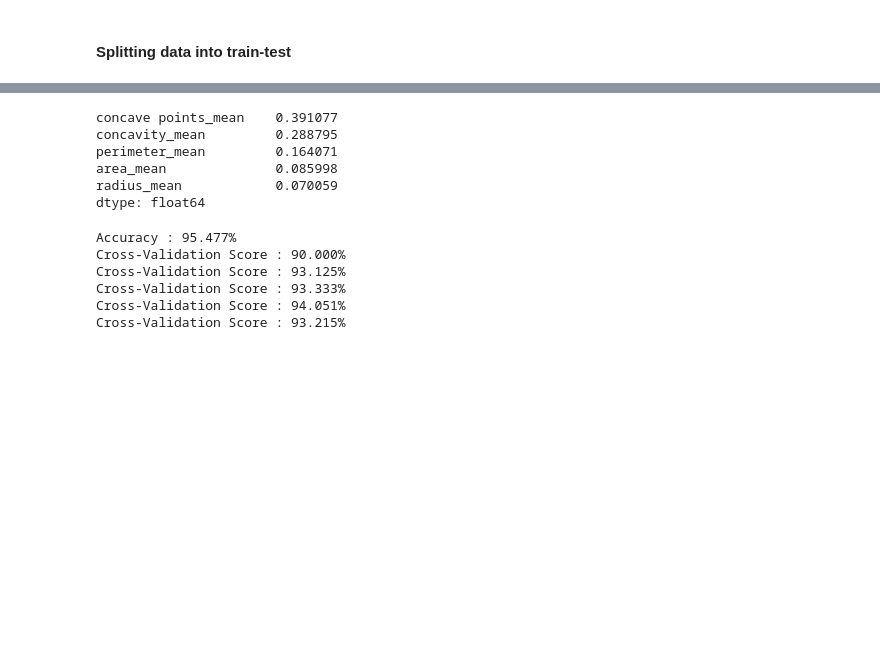
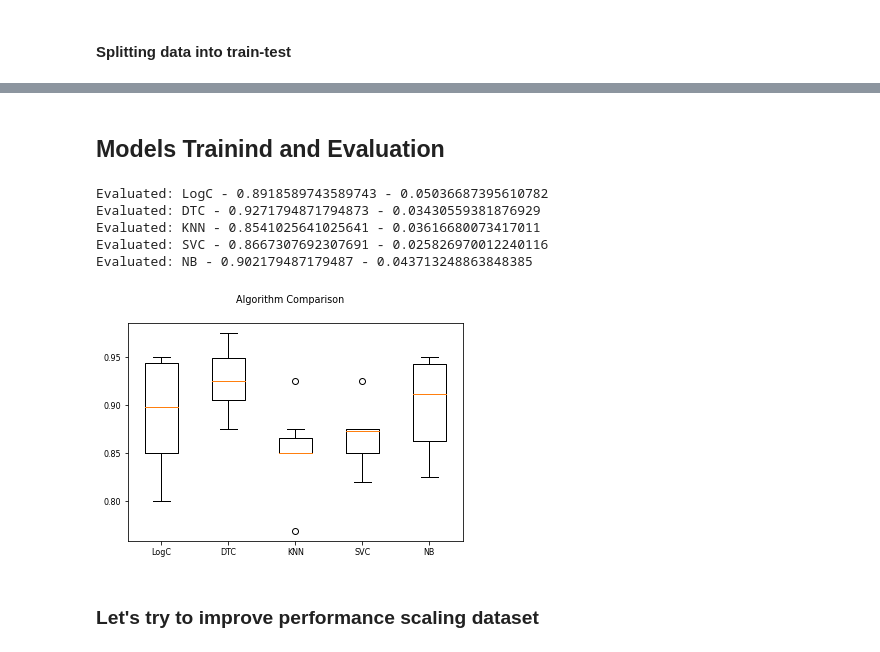
Before and after one commit to valenottaviano/Breast-Cancer-ML, a Jupyter notebook: Breast Cancer ML Diagnosis.ipynb, the cells around one changed output, grey strips where cells are left out. Drawn from its saved outputs; the diff is of its cells as text; code cells hidden in the pictures; blank space fills up the shorter version.

```diff
--- a/Breast Cancer ML Diagnosis.ipynb
+++ b/Breast Cancer ML Diagnosis.ipynb
@@ -206,3 +228,5 @@ plt.show()
 #### Splitting data into train-test
 # %%
 train, test = train_test_split(data, test_size = 0.3)# in this our main data is splitted into train and test
+X_train = train[[value for value in features_mean if value != "diagnosis"]]
+Y_train = train['diagnosis']
@@ -307,24 +233,40 @@ Cross-Validation Score : 93.972%
-# %%
-#Create a series with feature importances:
-featimp = pd.Series(model_RFC.feature_importances_, index=predictor_var).sort_values(ascending=False)
-print(featimp)
-# %% [output]
-concave points_mean    0.391077
-concavity_mean         0.288795
-perimeter_mean         0.164071
-area_mean              0.085998
-radius_mean            0.070059
-dtype: float64
-# %%
-# Using top 5 features
-predictor_var = ['concave points_mean','area_mean','radius_mean','perimeter_mean','concavity_mean']
-
-model_RFC = RandomForestClassifier(n_estimators=100, min_samples_split=25, max_depth=7, max_features=2)
-accuracy_RFC, accuracy_std_RFC = classification_model(model_RFC,train,predictor_var,outcome_var)
-# %% [output]
-Accuracy : 95.477%
-Cross-Validation Score : 90.000%
-Cross-Validation Score : 93.125%
-Cross-Validation Score : 93.333%
-Cross-Validation Score : 94.051%
-Cross-Validation Score : 93.215%
+# %% [markdown]
+## Models Trainind and Evaluation
+# %%
+models = []
+models.append(('LogC', LogisticRegression(solver='lbfgs', max_iter=400)))
+models.append(('DTC', DecisionTreeClassifier()))
+models.append(('KNN', KNeighborsClassifier()))
+models.append(('SVC', SVC()))
+models.append(('NB', GaussianNB()))
+# %%
+results = []
+names = []
+num_folds = 10
+seed = 7
+scoring = 'accuracy'
+
+for name, model in models:
+    kfold = KFold(n_splits=num_folds, shuffle=True, random_state=seed)
+    cv_results = cross_val_score(model, X_train, Y_train, cv=kfold, scoring=scoring)
+    results.append(cv_results)
+    names.append(name)
+    msg = f'Evaluated: {name} - {cv_results.mean()} - {cv_results.std()}'
+    print(msg)
+# %% [output]
+Evaluated: LogC - 0.8918589743589743 - 0.05036687395610782
+Evaluated: DTC - 0.9271794871794873 - 0.03430559381876929
+Evaluated: KNN - 0.8541025641025641 - 0.03616680073417011
+Evaluated: SVC - 0.8667307692307691 - 0.025826970012240116
+Evaluated: NB - 0.902179487179487 - 0.043713248863848385
+# %%
+fig = plt.figure()
+fig.suptitle('Algorithm Comparison')
+ax = fig.add_subplot(111)
+plt.boxplot(results)
+ax.set_xticklabels(names)
+plt.show()
+# %% [output]
+[figure, added]
+# %% [markdown]
+### Let's try to improve performance scaling dataset
```
Also changed, not shown: parts of 32 cells of this notebook.
